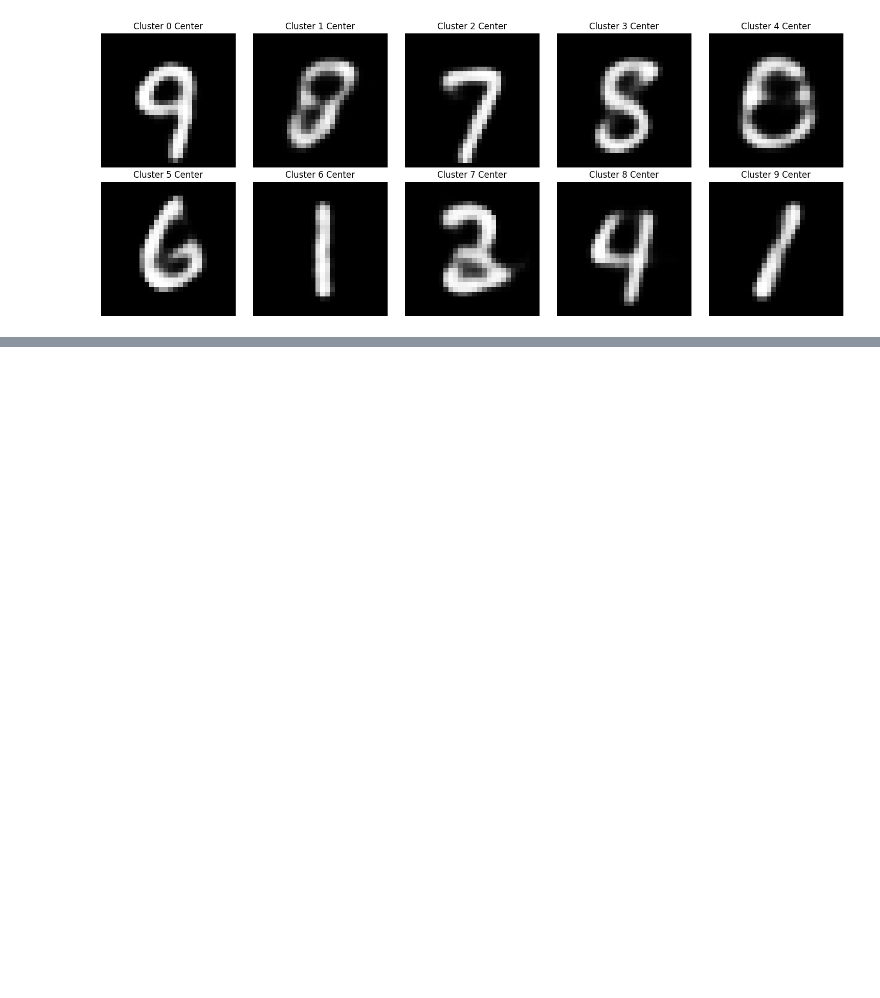
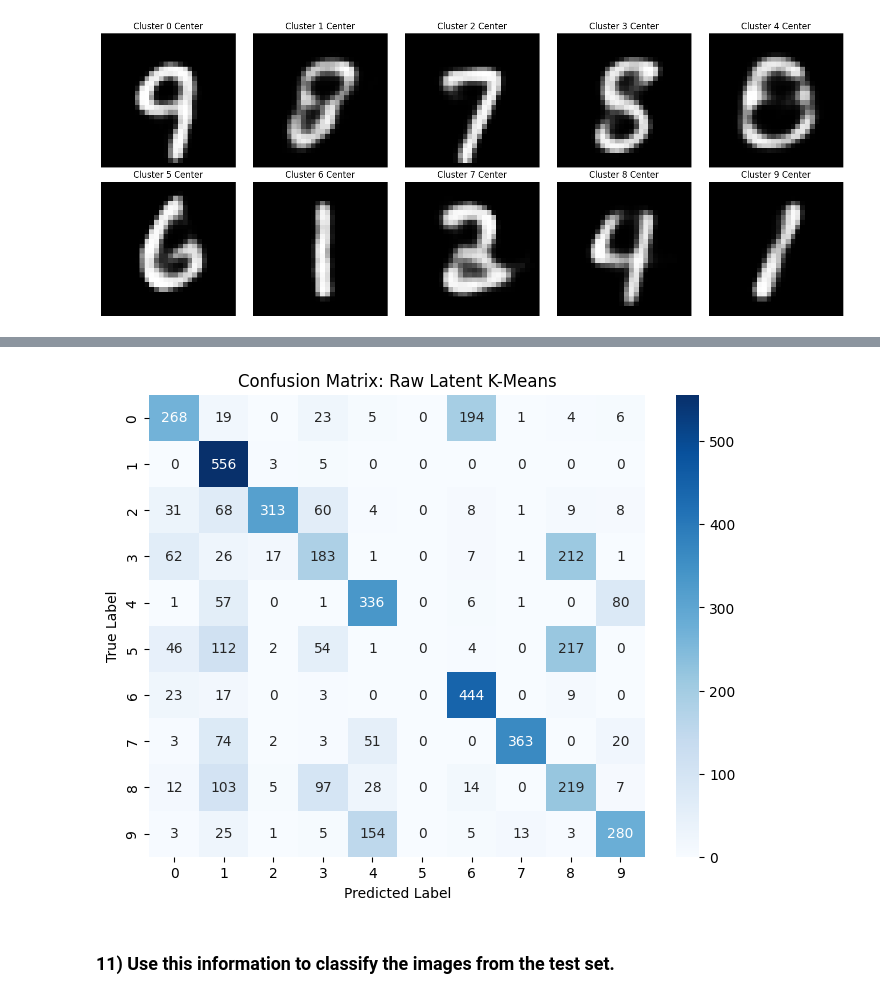
Before and after one commit to mazapataa/NNbasic, a Jupyter notebook: P5_Auto_Encoder_1.ipynb, the cells around one changed output, grey strips where cells are left out. Drawn from its saved outputs; the diff is of its cells as text; code cells hidden in the pictures; blank space fills up the shorter version.

```diff
--- a/P5_Auto_Encoder_1.ipynb
+++ b/P5_Auto_Encoder_1.ipynb
@@ -610,0 +660,6 @@ plt.tight_layout()
+# %%
+plot_confusion_matrix(y_test, y_pred_raw, "Confusion Matrix: Raw Latent K-Means")
+# %% [output]
+[figure, added]
+# %% [markdown]
+### 11) Use this information to classify the images from the test set.
```
Also changed, not shown: parts of 9 cells of this notebook.
